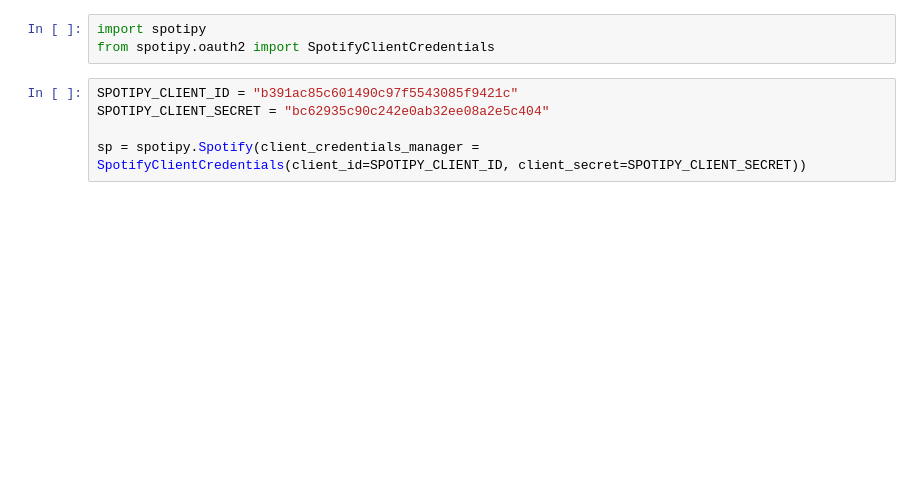
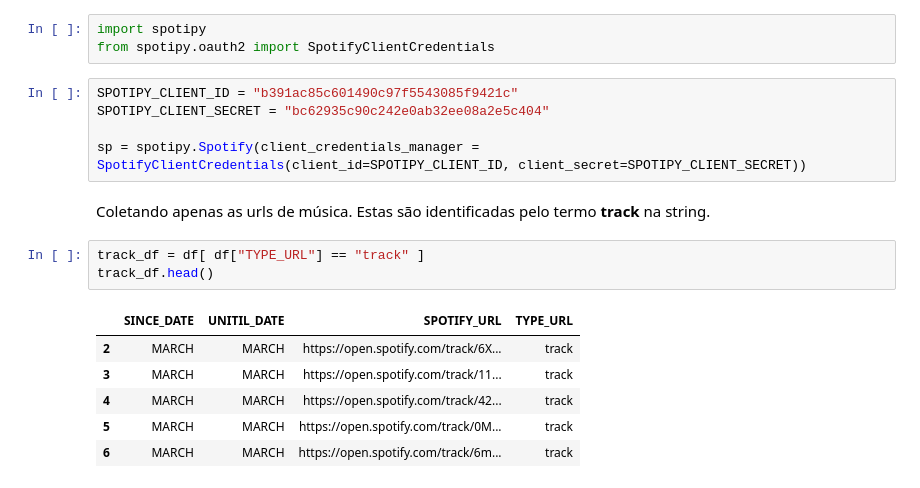
Before and after one commit to julianyraiol/analysis-music-data-pipeline, a Jupyter notebook: notebook/spotipy.ipynb, the cells around one changed output. Drawn from its saved outputs; the diff is of its cells as text; blank space fills up the shorter version.

```diff
--- a/notebook/spotipy.ipynb
+++ b/notebook/spotipy.ipynb
@@ -6,3 +93,15 @@ SPOTIPY_CLIENT_ID = "b391ac85c601490c97f5543085f9421c"
 SPOTIPY_CLIENT_SECRET = "bc62935c90c242e0ab32ee08a2e5c404"
 
 sp = spotipy.Spotify(client_credentials_manager = SpotifyClientCredentials(client_id=SPOTIPY_CLIENT_ID, client_secret=SPOTIPY_CLIENT_SECRET))
+# %% [markdown]
+Coletando apenas as urls de música. Estas são identificadas pelo termo **track** na string.
+# %%
+track_df = df[ df["TYPE_URL"] == "track" ]
+track_df.head()
+# %% [output]
+|  | SINCE_DATE | UNITIL_DATE | SPOTIFY_URL | TYPE_URL |
+| 2 | MARCH | MARCH | https://open.spotify.com/track/6X... | track |
+| 3 | MARCH | MARCH | https://open.spotify.com/track/11... | track |
+| 4 | MARCH | MARCH | https://open.spotify.com/track/42... | track |
+| 5 | MARCH | MARCH | https://open.spotify.com/track/0M... | track |
+| 6 | MARCH | MARCH | https://open.spotify.com/track/6m... | track |
```
Also changed, not shown: parts of 20 cells of this notebook, 6 other files.
